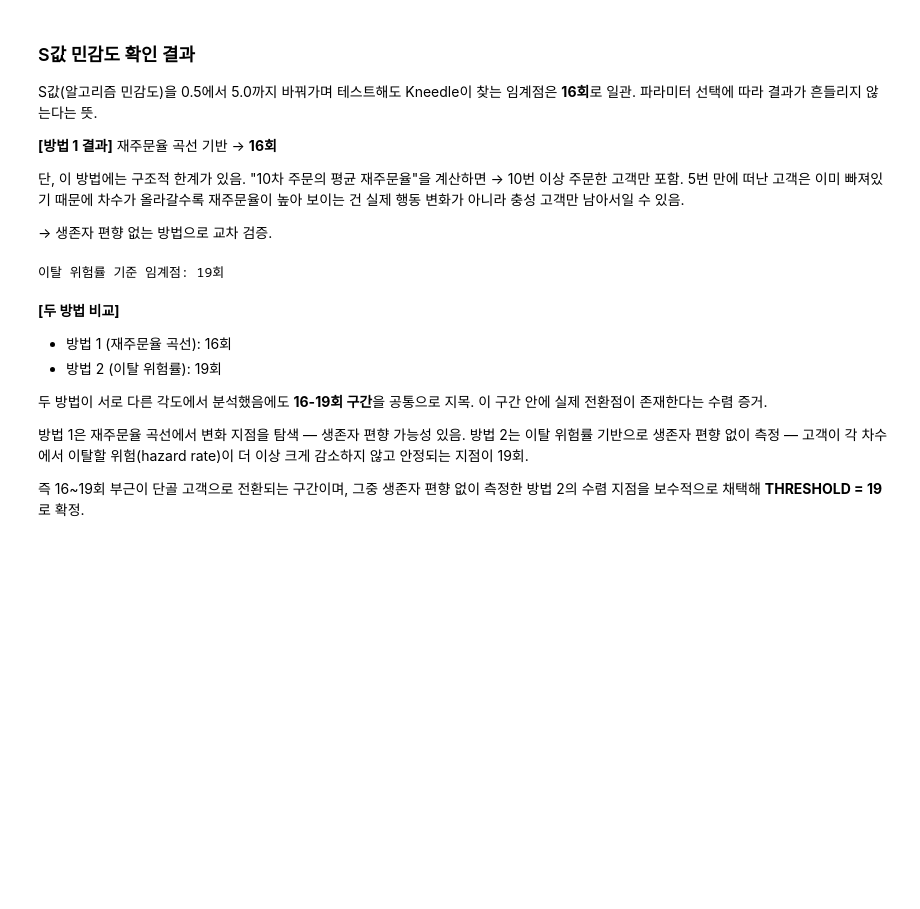
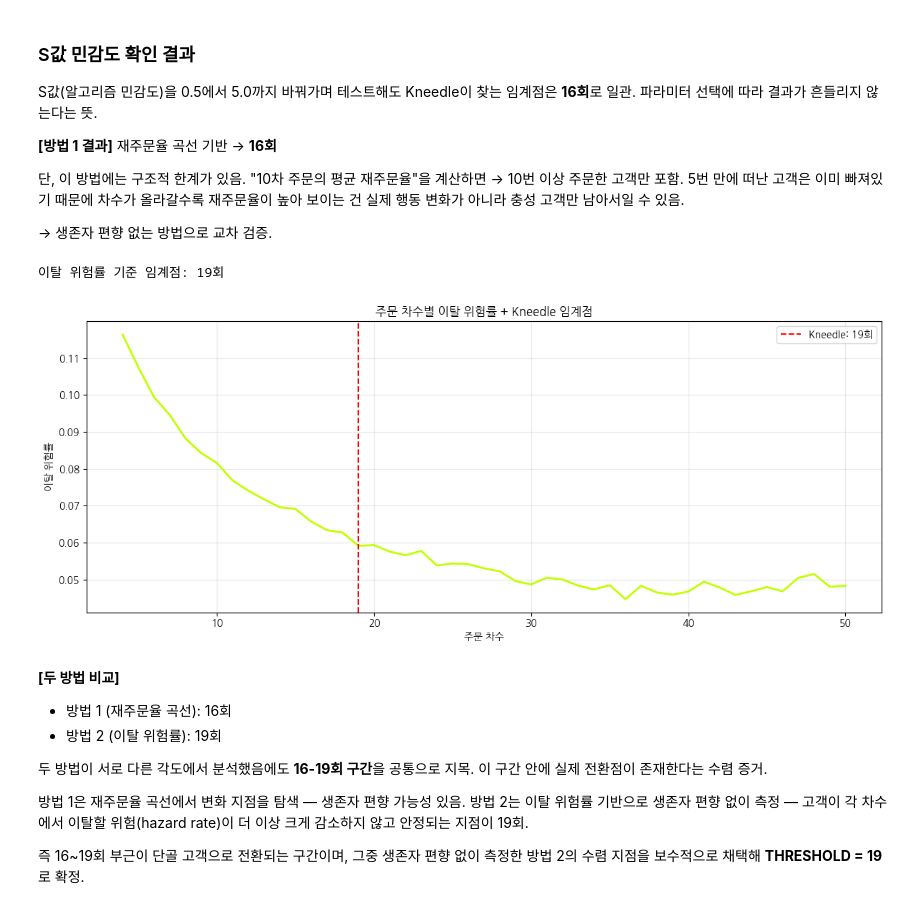
Before and after one commit to Wijonghyeok/jonghyeok, a Jupyter notebook: p1_instacart_retention_timing_final.ipynb, the cells around one changed output. Cells and saved outputs as stored; diff of their text form; code cells hidden in the pictures; blank space fills up the shorter version.

```diff
--- a/p1_instacart_retention_timing_final.ipynb
+++ b/p1_instacart_retention_timing_final.ipynb
@@ -357,25 +357,35 @@ Kneedle이 찾는 임계점은 **16회**로 일관.
 # %%
 # 이탈 위험률 — user_stats.total_orders 기반 (생존자 편향 없음)
 hazard_rows = []
-for n in range(4, 51):  # 데이터셋 최소 4회부터
-    at_risk = (user_stats['total_orders'] >= n).sum()   # N차까지 온 고객
-    stopped = (user_stats['total_orders'] == n).sum()   # N차에서 멈춘 고객
+for n in range(4, 51):
+    at_risk = (user_stats['total_orders'] >= n).sum()
+    stopped = (user_stats['total_orders'] == n).sum()
     if at_risk > 0:
-        hazard_rows.append({
-            'order': n,
-            'hazard_rate': stopped / at_risk  # 이 차수에서 이탈할 확률
-        })
+        hazard_rows.append({'order': n, 'hazard_rate': stopped / at_risk})
 
 hazard_df = pd.DataFrame(hazard_rows)
 
-# Kneedle — 이탈률이 빠르게 감소하다 안정되는 지점
 knee_hazard = KneeLocator(
     hazard_df['order'], hazard_df['hazard_rate'],
     curve='convex', direction='decreasing', S=1.0
 )
 print(f"이탈 위험률 기준 임계점: {knee_hazard.knee}회")
+
+fig, ax = plt.subplots(figsize=(12, 5))
+ax.plot(hazard_df['order'], hazard_df['hazard_rate'], color=COLORS[0], linewidth=2)
+ax.axvline(knee_hazard.knee, color='red', linestyle='--',
+           label=f'Kneedle: {knee_hazard.knee}회')
+ax.set_title('주문 차수별 이탈 위험률 + Kneedle 임계점')
+ax.set_xlabel('주문 차수')
+ax.set_ylabel('이탈 위험률')
+ax.legend()
+ax.grid(alpha=0.3)
+plt.tight_layout()
+plt.savefig('h1_hazard.png', dpi=150, bbox_inches='tight')
+plt.show()
 # %% [output]
 이탈 위험률 기준 임계점: 19회
+[figure, added]
 # %% [markdown]
 **[두 방법 비교]**
 - 방법 1 (재주문율 곡선): 16회
```
Also changed, not shown: parts of 15 cells of this notebook.
